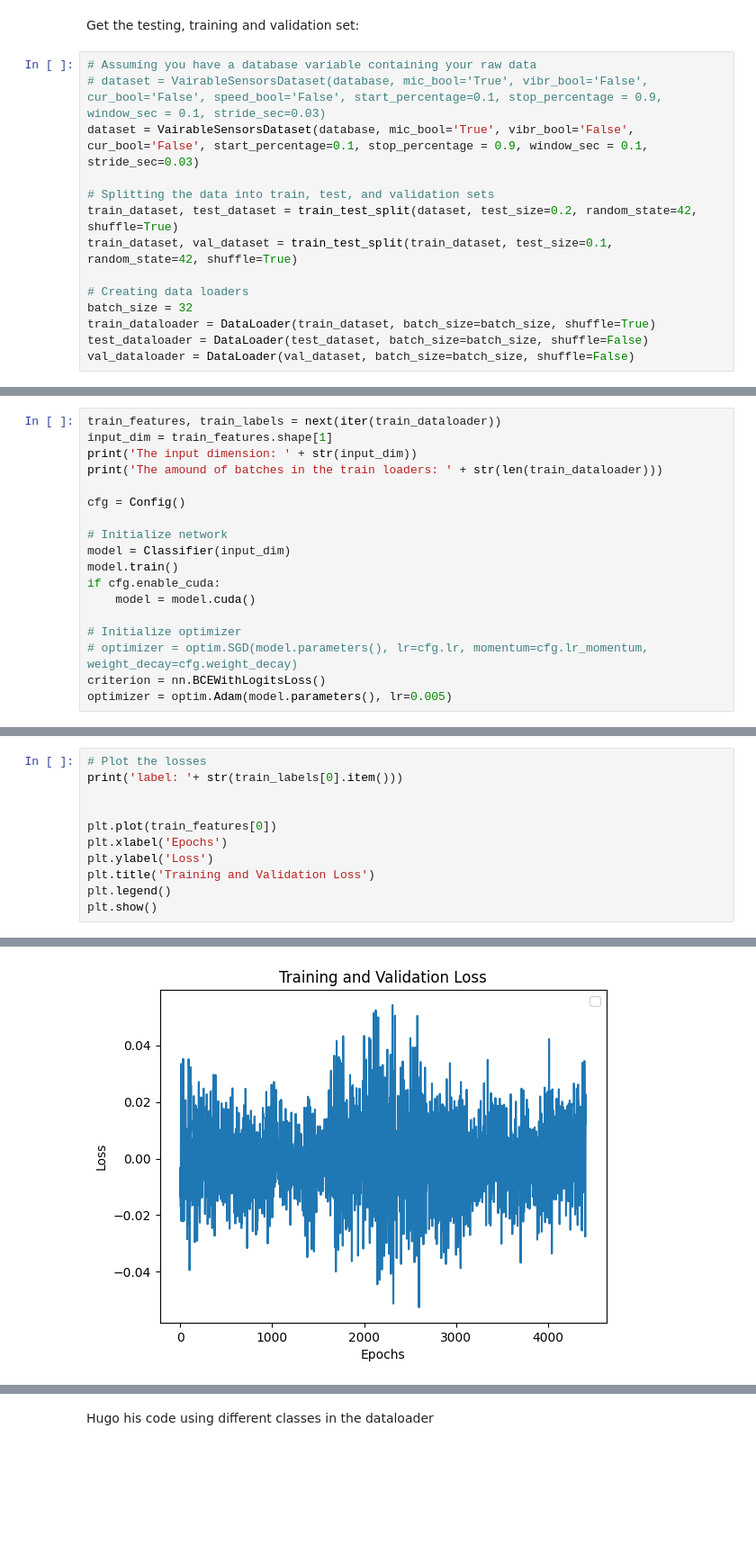
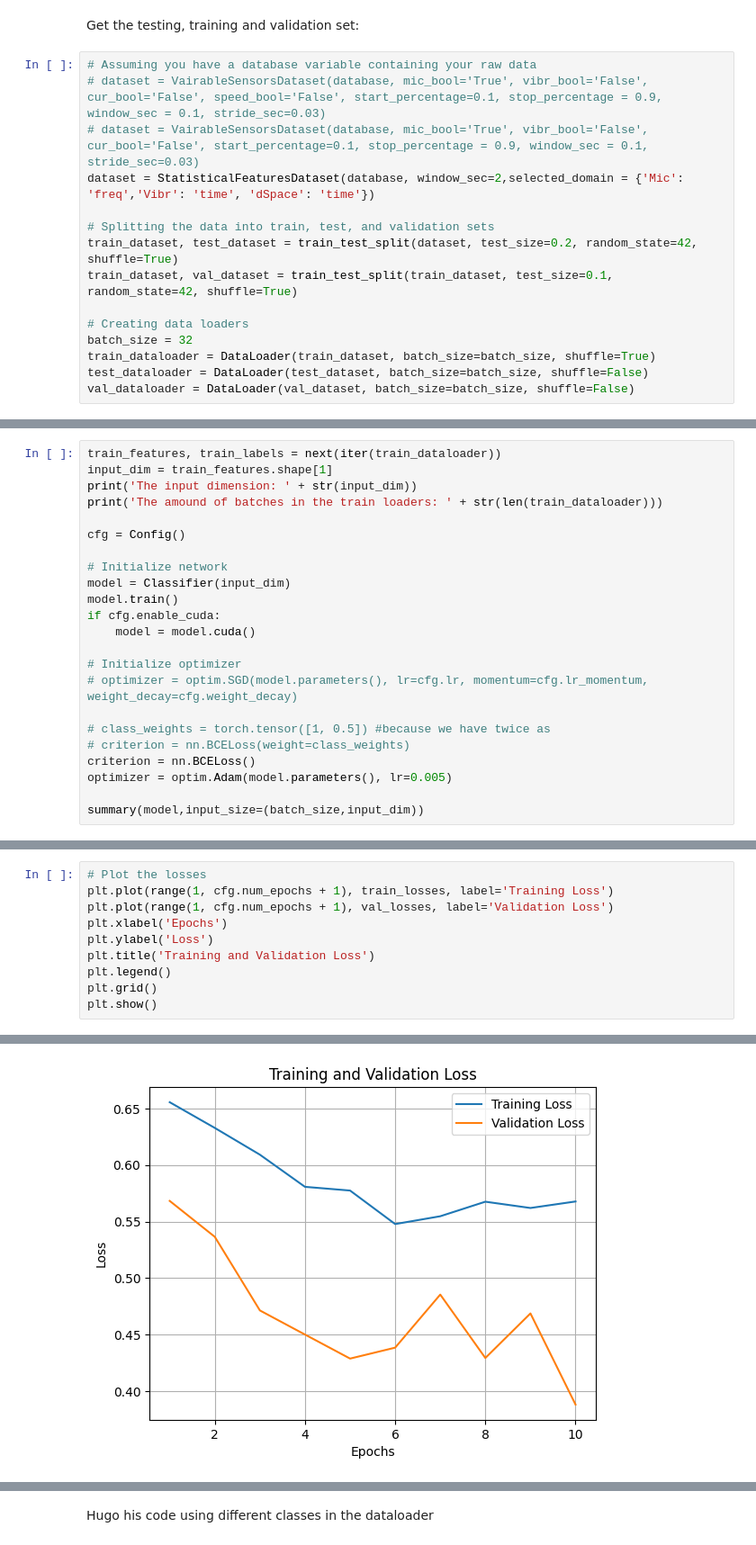
Before and after one commit to FlyingFish760/5ARIP10, a Jupyter notebook: HD_Model_NEW/main_NN.ipynb, the cells around one changed output, grey strips where cells are left out. Shown at 90% size. Saved outputs shown, nothing was run; the diff lists cells and outputs as text; blank space fills up the shorter version.

Commit message:
dataloader for statistical features finished

```diff
--- a/HD_Model_NEW/main_NN.ipynb
+++ b/HD_Model_NEW/main_NN.ipynb
@@ -24,7 +25,8 @@ Get the testing, training and validation set:
 # %%
 # Assuming you have a database variable containing your raw data
 # dataset = VairableSensorsDataset(database, mic_bool='True', vibr_bool='False', cur_bool='False', speed_bool='False', start_percentage=0.1, stop_percentage = 0.9, window_sec = 0.1, stride_sec=0.03)
-dataset = VairableSensorsDataset(database, mic_bool='True', vibr_bool='False', cur_bool='False', start_percentage=0.1, stop_percentage = 0.9, window_sec = 0.1, stride_sec=0.03)
+# dataset = VairableSensorsDataset(database, mic_bool='True', vibr_bool='False', cur_bool='False', start_percentage=0.1, stop_percentage = 0.9, window_sec = 0.1, stride_sec=0.03)
+dataset = StatisticalFeaturesDataset(database, window_sec=2,selected_domain = {'Mic': 'freq','Vibr': 'time', 'dSpace': 'time'})
 
 # Splitting the data into train, test, and validation sets
 train_dataset, test_dataset = train_test_split(dataset, test_size=0.2, random_state=42, shuffle=True)
@@ -53,6 +55,11 @@ if cfg.enable_cuda:
 
 # Initialize optimizer
 # optimizer = optim.SGD(model.parameters(), lr=cfg.lr, momentum=cfg.lr_momentum, weight_decay=cfg.weight_decay)
-criterion = nn.BCEWithLogitsLoss()
+
+# class_weights = torch.tensor([1, 0.5]) #because we have twice as
+# criterion = nn.BCELoss(weight=class_weights)
+criterion = nn.BCELoss()
 optimizer = optim.Adam(model.parameters(), lr=0.005)
+
+summary(model,input_size=(batch_size,input_dim))
 # %% [output]
@@ -61,12 +175,11 @@ The amound of batches in the train loaders: 665
 # %%
 # Plot the losses
-print('label: '+ str(train_labels[0].item()))
-
-
-plt.plot(train_features[0])
+plt.plot(range(1, cfg.num_epochs + 1), train_losses, label='Training Loss')
+plt.plot(range(1, cfg.num_epochs + 1), val_losses, label='Validation Loss')
 plt.xlabel('Epochs')
 plt.ylabel('Loss')
 plt.title('Training and Validation Loss')
 plt.legend()
+plt.grid()
 plt.show()
 # %% [output]
@@ -75 +186 @@ label: 1
-[figure, old version]
+[figure, new version]
```
Also changed, not shown: parts of 11 cells of this notebook, 5 other files.
